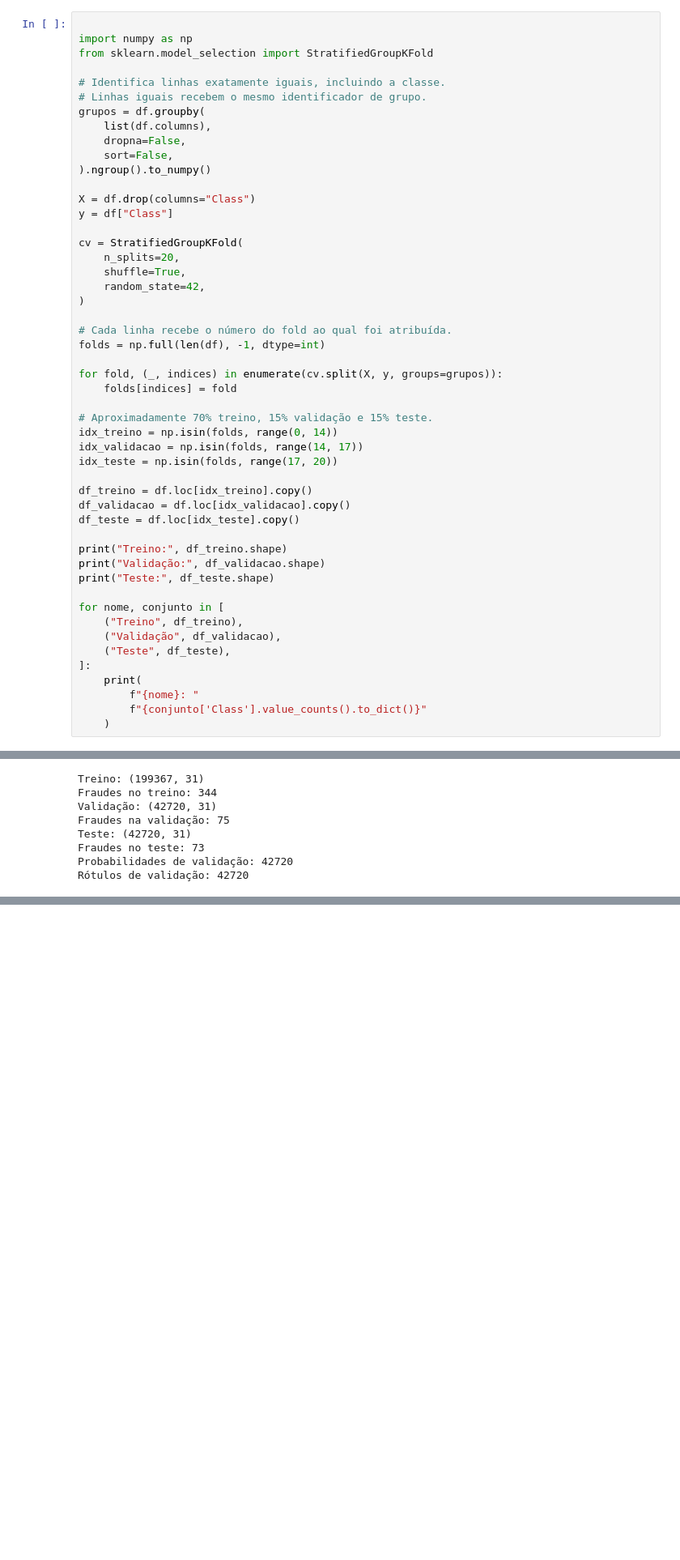
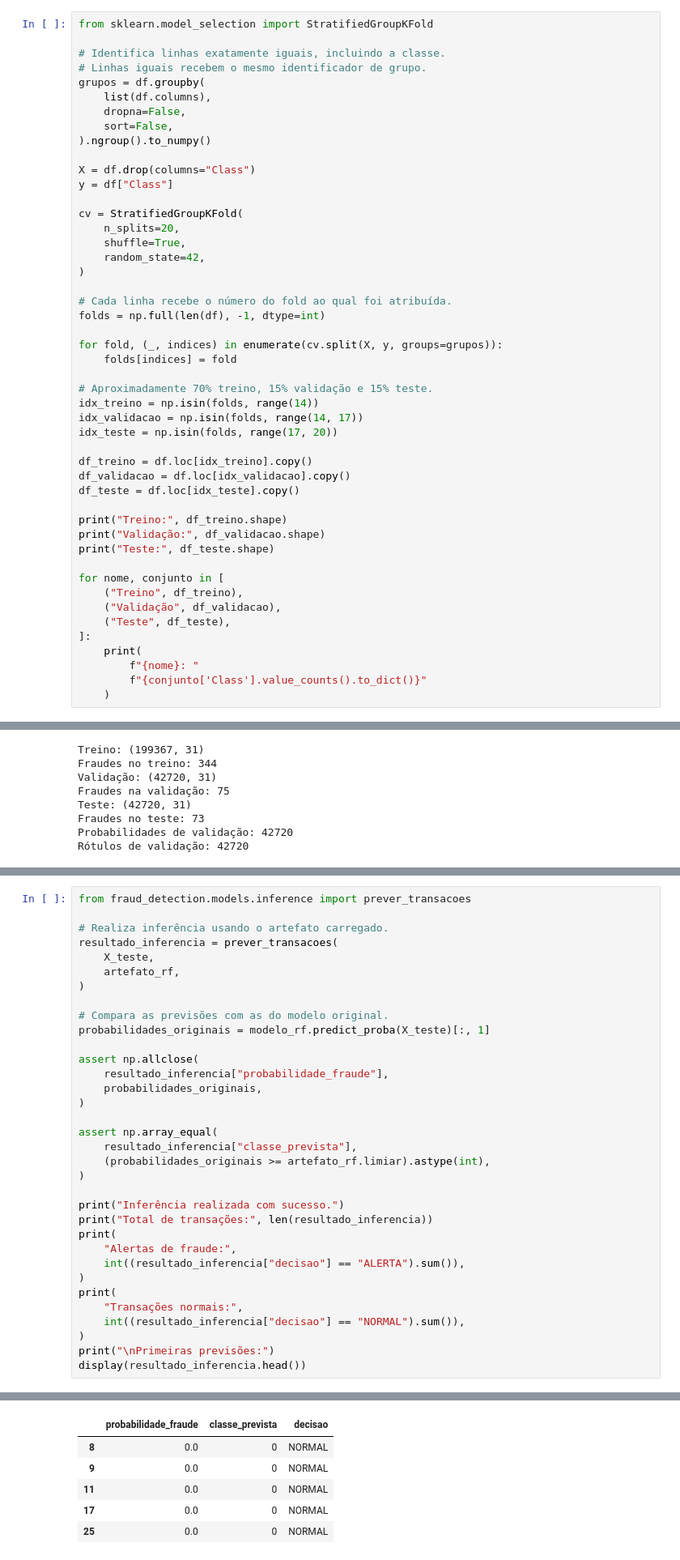
Before and after one commit to douglasfariasil/credit-card-fraud-detection, a Jupyter notebook: notebooks/01_exploracao_e_modelagem.ipynb, the cells around one changed output, grey strips where cells are left out. Shown at 81% size. Saved outputs shown, nothing was run; the diff lists cells and outputs as text; blank space fills up the shorter version.

Commit message:
feat: engineer fraud detection pipeline

```diff
--- a/notebooks/01_exploracao_e_modelagem.ipynb
+++ b/notebooks/01_exploracao_e_modelagem.ipynb
@@ -526,8 +532,6 @@ Validação x teste: 56
 # %% [markdown]
 ### Divisão dos dados sem vazamento por duplicatas
 # %%
-
-import numpy as np
 from sklearn.model_selection import StratifiedGroupKFold
 
 # Identifica linhas exatamente iguais, incluindo a classe.
@@ -554,7 +558,7 @@ for fold, (_, indices) in enumerate(cv.split(X, y, groups=grupos)):
     folds[indices] = fold
 
 # Aproximadamente 70% treino, 15% validação e 15% teste.
-idx_treino = np.isin(folds, range(0, 14))
+idx_treino = np.isin(folds, range(14))
 idx_validacao = np.isin(folds, range(14, 17))
 idx_teste = np.isin(folds, range(17, 20))
 
@@ -1174,0 +1069,35 @@ ROC-AUC RF: 0.9618
+# %%
+from fraud_detection.models.inference import prever_transacoes
+
+# Realiza inferência usando o artefato carregado.
+resultado_inferencia = prever_transacoes(
+    X_teste,
+    artefato_rf,
+)
+
+# Compara as previsões com as do modelo original.
+probabilidades_originais = modelo_rf.predict_proba(X_teste)[:, 1]
+
+assert np.allclose(
+    resultado_inferencia["probabilidade_fraude"],
+    probabilidades_originais,
+)
+
+assert np.array_equal(
+    resultado_inferencia["classe_prevista"],
+    (probabilidades_originais >= artefato_rf.limiar).astype(int),
+)
+
+print("Inferência realizada com sucesso.")
+print("Total de transações:", len(resultado_inferencia))
+print(
+    "Alertas de fraude:",
+    int((resultado_inferencia["decisao"] == "ALERTA").sum()),
+)
+print(
+    "Transações normais:",
+    int((resultado_inferencia["decisao"] == "NORMAL").sum()),
+)
+print("\nPrimeiras previsões:")
+display(resultado_inferencia.head())
+# %% [output]
@@ -1174,0 +1110,6 @@ ROC-AUC RF: 0.9618
+|  | probabilidade_fraude | classe_prevista | decisao |
+| 8 | 0.0 | 0 | NORMAL |
+| 9 | 0.0 | 0 | NORMAL |
+| 11 | 0.0 | 0 | NORMAL |
+| 17 | 0.0 | 0 | NORMAL |
+| 25 | 0.0 | 0 | NORMAL |
```
Also changed, not shown: parts of 20 cells of this notebook, 23 other files.
